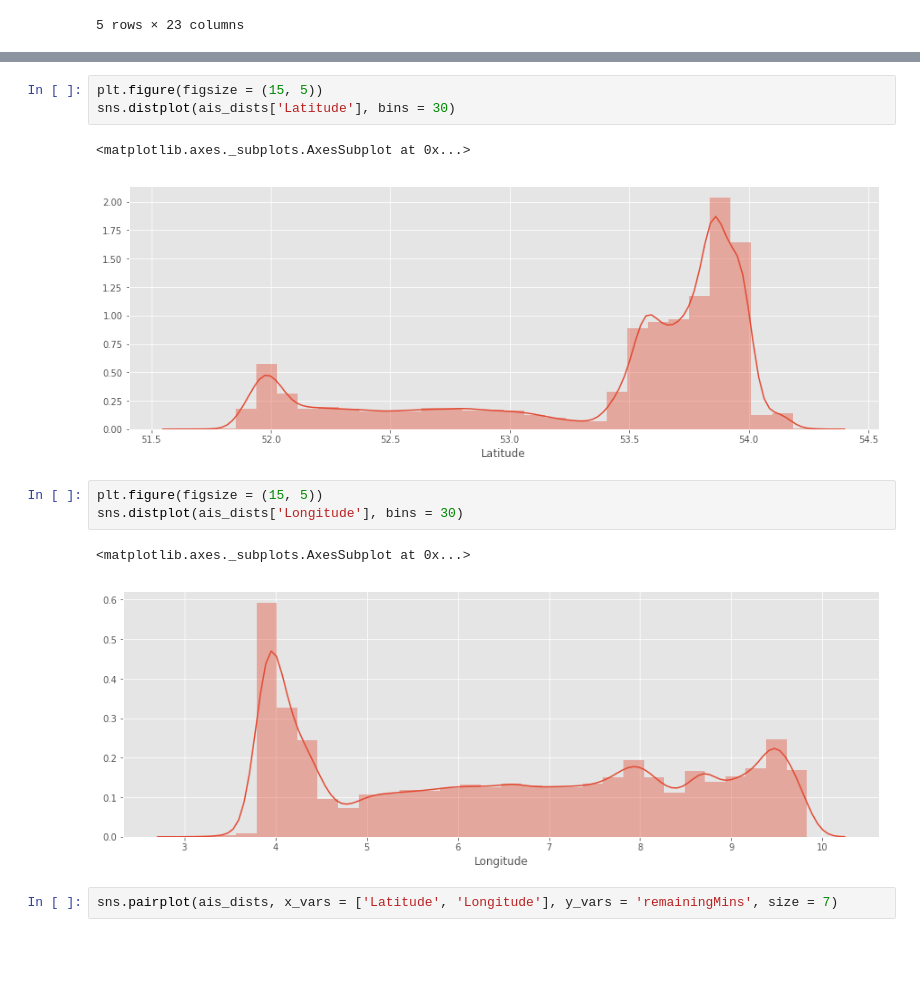
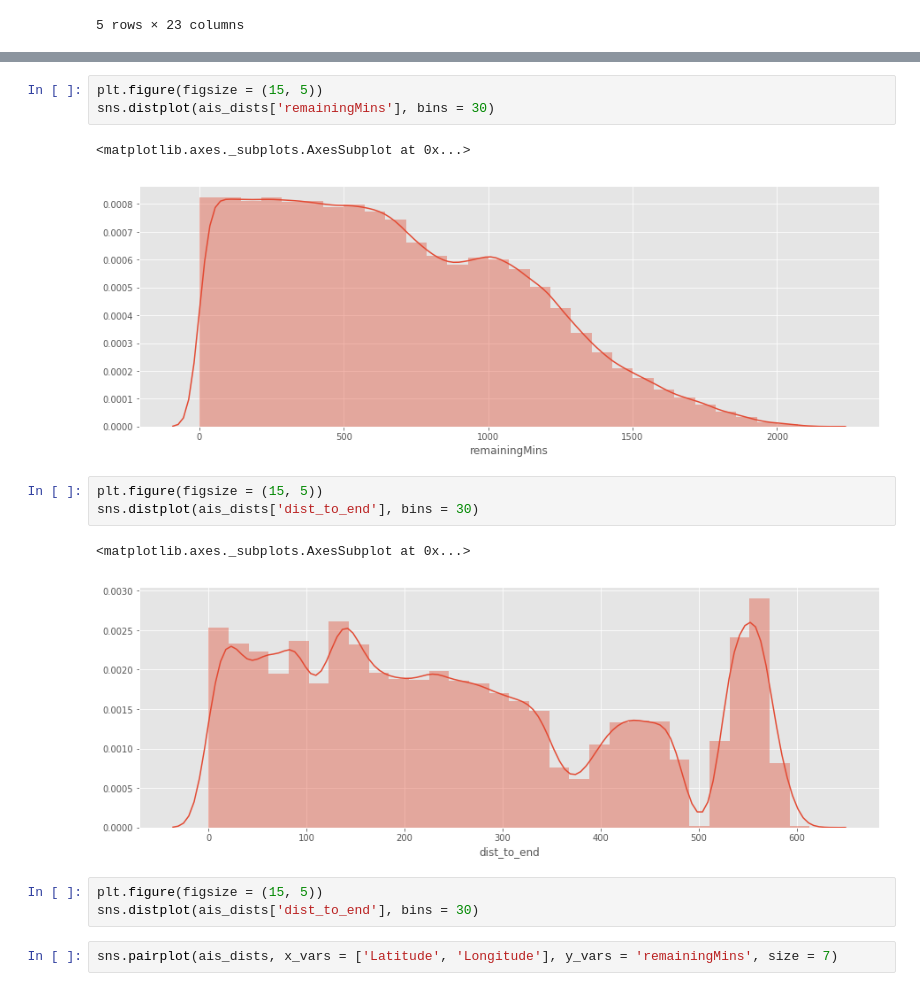
Before and after one commit to jank324/ais-predictor, a Jupyter notebook: data/filter ROT-HAM data.ipynb, the cells around one changed output, grey strips where cells are left out. Saved outputs shown, nothing was run; the diff lists cells and outputs as text; blank space fills up the shorter version.

```diff
--- a/data/filter ROT-HAM data.ipynb
+++ b/data/filter ROT-HAM data.ipynb
@@ -208,15 +208,18 @@ Text(0.5,1,u'Longest Trip in the Data Set')
 # %%
 plt.figure(figsize = (15, 5))
-sns.distplot(ais_dists['Latitude'], bins = 30)
+sns.distplot(ais_dists['remainingMins'], bins = 30)
 # %% [output]
 <matplotlib.axes._subplots.AxesSubplot at 0x...>
-[figure, old version]
+[figure, new version]
 # %%
 plt.figure(figsize = (15, 5))
-sns.distplot(ais_dists['Longitude'], bins = 30)
+sns.distplot(ais_dists['dist_to_end'], bins = 30)
 # %% [output]
 <matplotlib.axes._subplots.AxesSubplot at 0x...>
-[figure, old version]
+[figure, new version]
+# %%
+plt.figure(figsize = (15, 5))
+sns.distplot(ais_dists['dist_to_end'], bins = 30)
 # %%
 sns.pairplot(ais_dists, x_vars = ['Latitude', 'Longitude'], y_vars = 'remainingMins', size = 7)
 # %%
```
Also changed, not shown: parts of 6 cells of this notebook.
